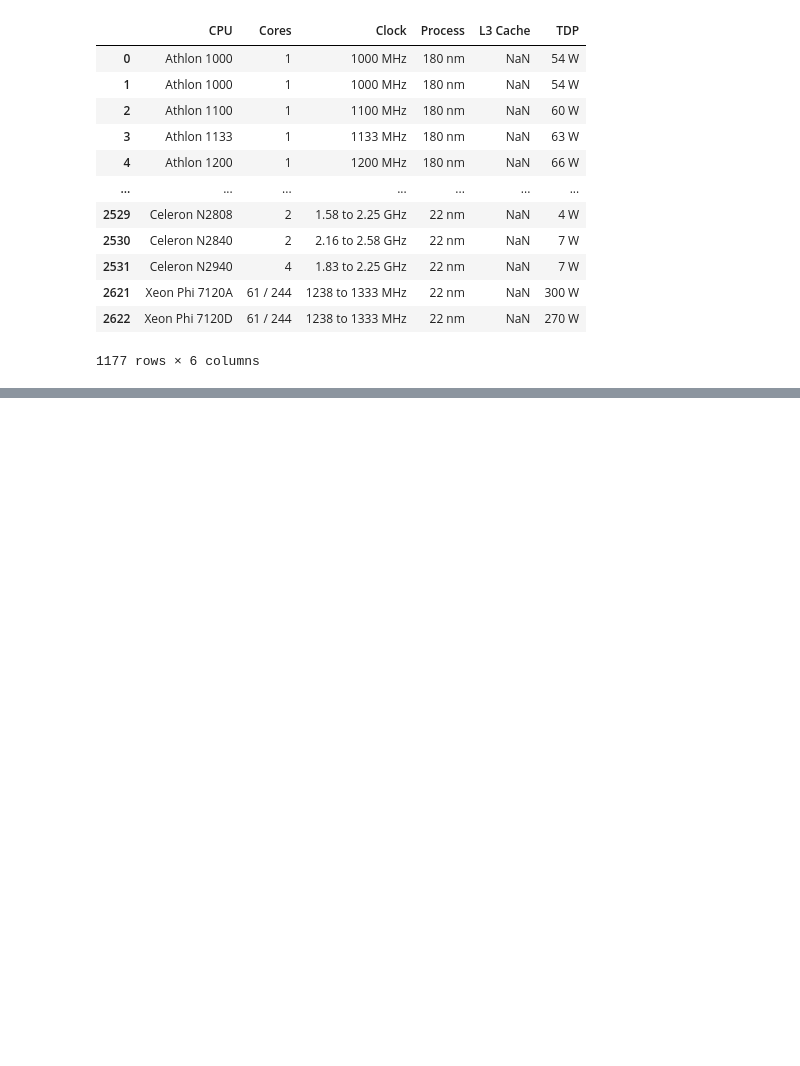
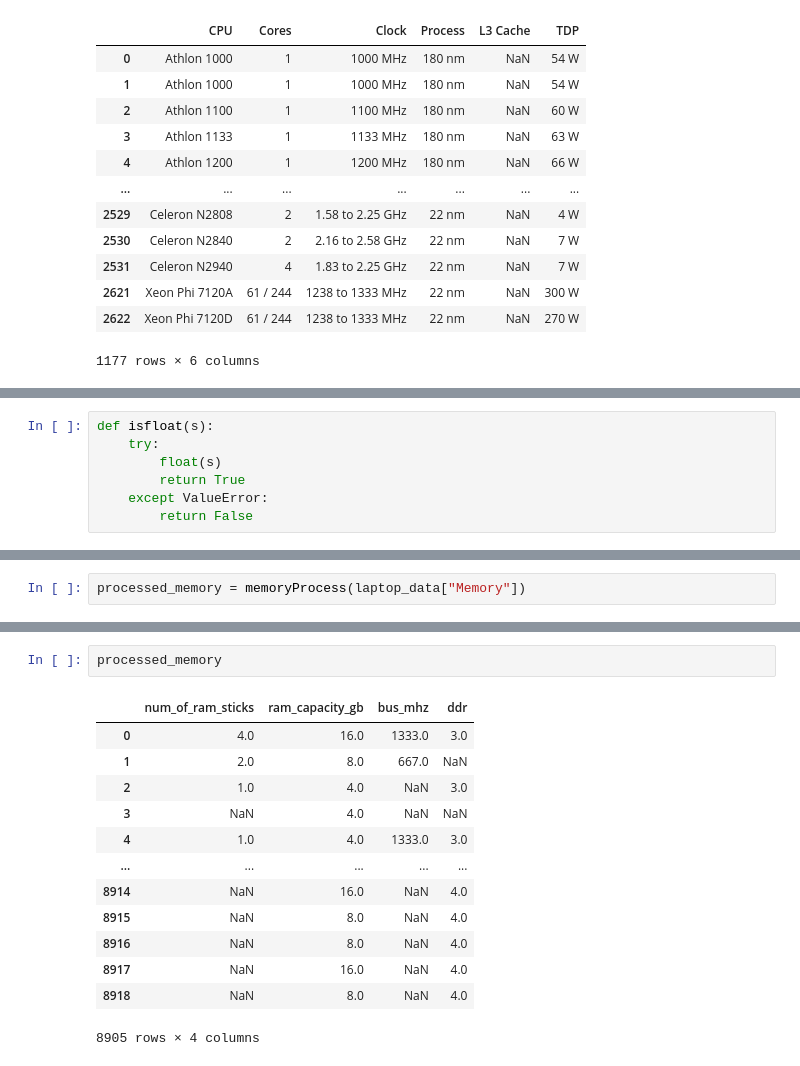
Before and after one commit to nhatbui97/dsproject, a Jupyter notebook: data_cleaning.ipynb, the cells around one changed output, grey strips where cells are left out. Drawn from its saved outputs; the diff is of its cells as text; blank space fills up the shorter version.

Commit message:
process memory, storage, display

```diff
--- a/data_cleaning.ipynb
+++ b/data_cleaning.ipynb
@@ -195,0 +217,7 @@ array(['Graphics Media Accelerator', 'Quadro NVS 5100M', 'GeForce G 105M',
+# %%
+def isfloat(s):
+    try:
+        float(s)
+        return True
+    except ValueError:
+        return False
@@ -195,0 +285,2 @@ array(['Graphics Media Accelerator', 'Quadro NVS 5100M', 'GeForce G 105M',
+# %%
+processed_memory = memoryProcess(laptop_data["Memory"])
@@ -195,0 +472,16 @@ array(['Graphics Media Accelerator', 'Quadro NVS 5100M', 'GeForce G 105M',
+# %%
+processed_memory
+# %% [output]
+|  | num_of_ram_sticks | ram_capacity_gb | bus_mhz | ddr |
+| 0 | 4.0 | 16.0 | 1333.0 | 3.0 |
+| 1 | 2.0 | 8.0 | 667.0 | NaN |
+| 2 | 1.0 | 4.0 | NaN | 3.0 |
+| 3 | NaN | 4.0 | NaN | NaN |
+| 4 | 1.0 | 4.0 | 1333.0 | 3.0 |
+| ... | ... | ... | ... | ... |
+| 8914 | NaN | 16.0 | NaN | 4.0 |
+| 8915 | NaN | 8.0 | NaN | 4.0 |
+| 8916 | NaN | 8.0 | NaN | 4.0 |
+| 8917 | NaN | 16.0 | NaN | 4.0 |
+| 8918 | NaN | 8.0 | NaN | 4.0 |
+8905 rows × 4 columns
```
Also changed, not shown: parts of 17 cells of this notebook.
